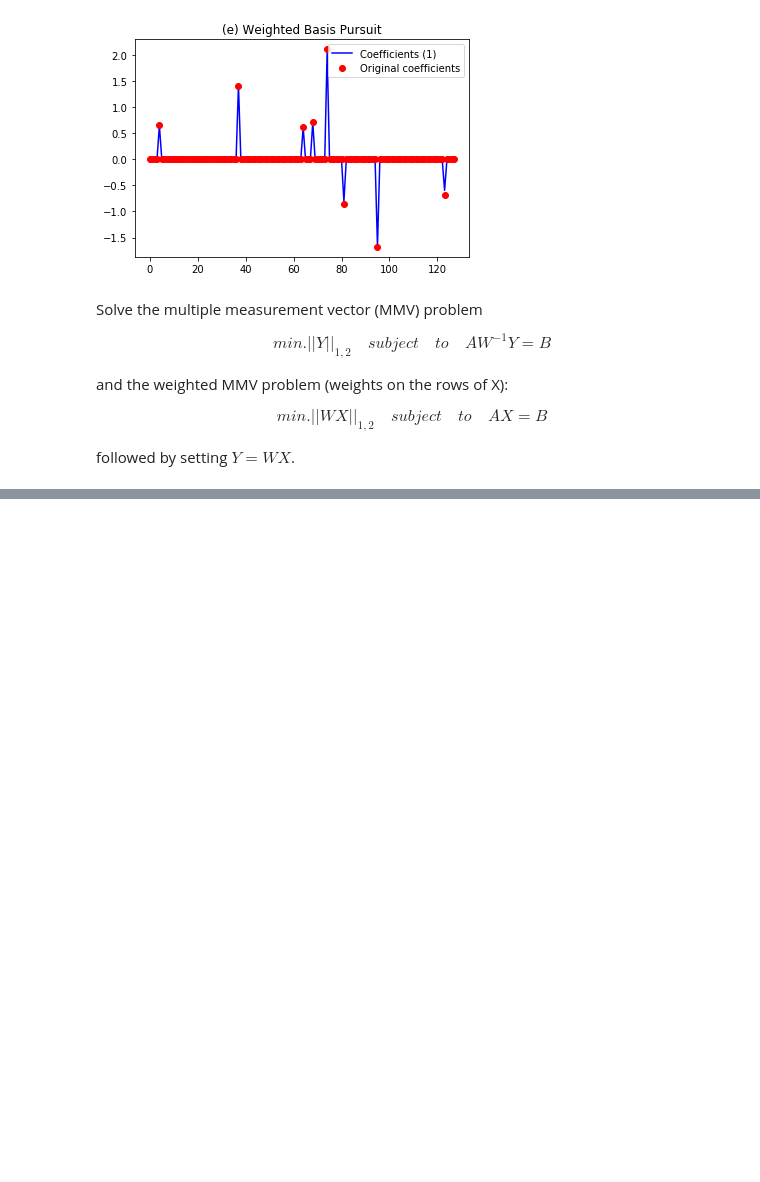
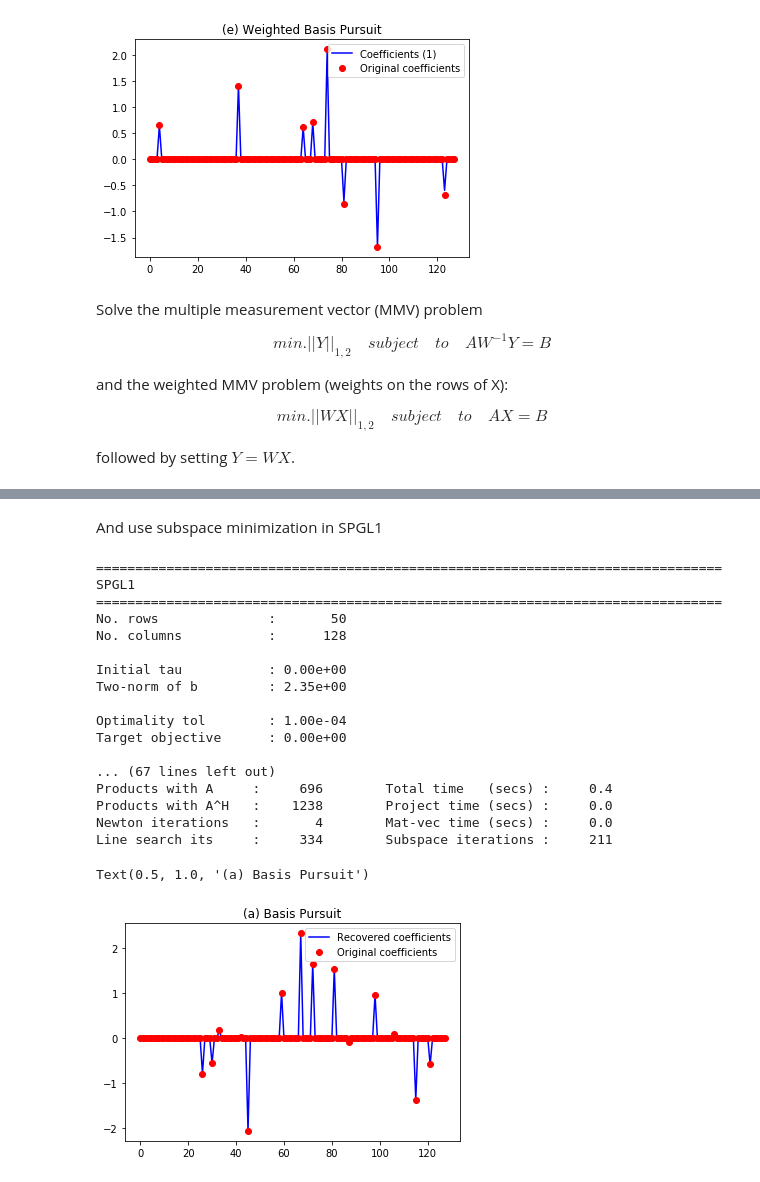
Before and after one commit to drrelyea/spgl1, a Jupyter notebook: examples/Official_demo.ipynb, the cells around one changed output, grey strips where cells are left out. Saved outputs shown, nothing was run; the diff lists cells and outputs as text; code cells hidden in the pictures; blank space fills up the shorter version.

```diff
--- a/examples/Official_demo.ipynb
+++ b/examples/Official_demo.ipynb
@@ -233,0 +391,43 @@ plt.title('(f) Weighted Basis Pursuit with Multiple Measurement Vectors');
+# %% [markdown]
+And use subspace minimization in SPGL1
+# %%
+# Create random m-by-n encoding matrix and sparse vector
+m = 50
+n = 128
+k = 14
+[A,Rtmp] = np.linalg.qr(np.random.randn(n,m),'reduced')
+A  = A.T
+p  = np.random.permutation(n)
+p = p[0:k]
+x0 = np.zeros(n)
+x0[p] = np.random.randn(k)
+
+# Basis pursuit with subspace minimization
+b = A.dot(x0) # signal
+x,resid,grad,info = spg_bp(A, b, subspaceMin=True, verbosity=2)
+
+plt.figure()
+plt.plot(x,'b')
+plt.plot(x0,'ro')
+plt.legend(('Recovered coefficients','Original coefficients'))
+plt.title('(a) Basis Pursuit')
+# %% [output]
+================================================================================
+SPGL1
+================================================================================
+No. rows              :       50
+No. columns           :      128
+
+Initial tau           : 0.00e+00
+Two-norm of b         : 2.35e+00
+
+Optimality tol        : 1.00e-04
+Target objective      : 0.00e+00
+
+... (67 lines left out)
+Products with A     :     696        Total time   (secs) :     0.4
+Products with A^H   :    1238        Project time (secs) :     0.0
+Newton iterations   :       4        Mat-vec time (secs) :     0.0
+Line search its     :     334        Subspace iterations :     211
+Text(0.5, 1.0, '(a) Basis Pursuit')
+[figure, added]
```
Also changed, not shown: parts of 11 cells of this notebook, 7 other files.
